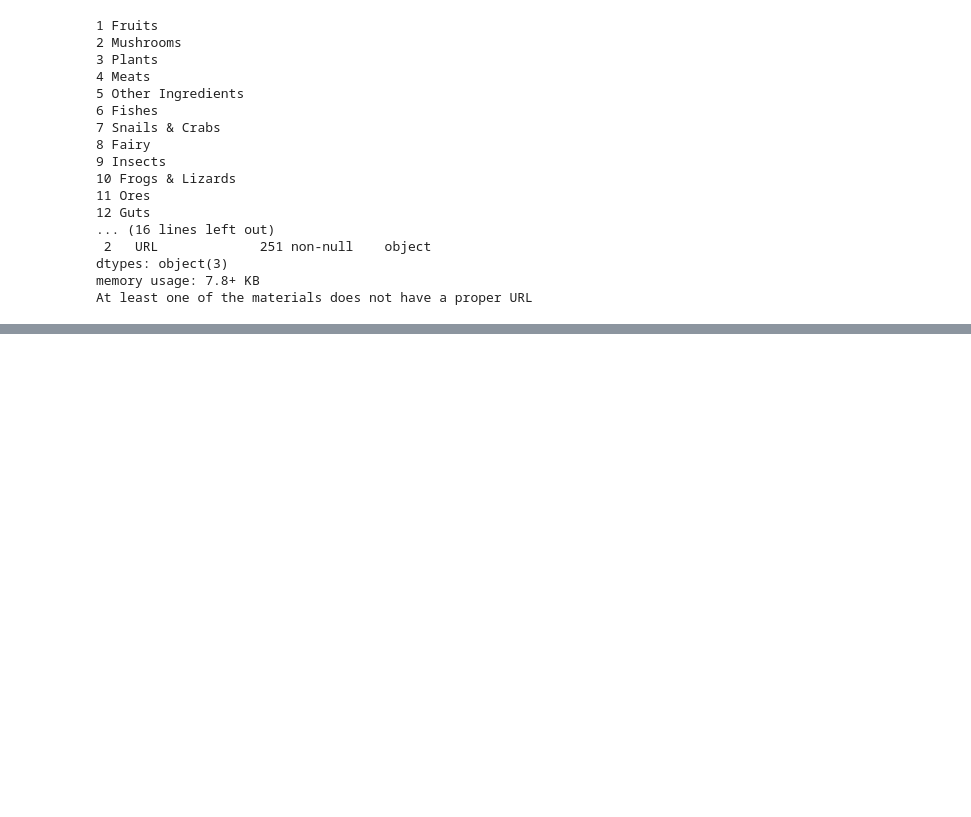
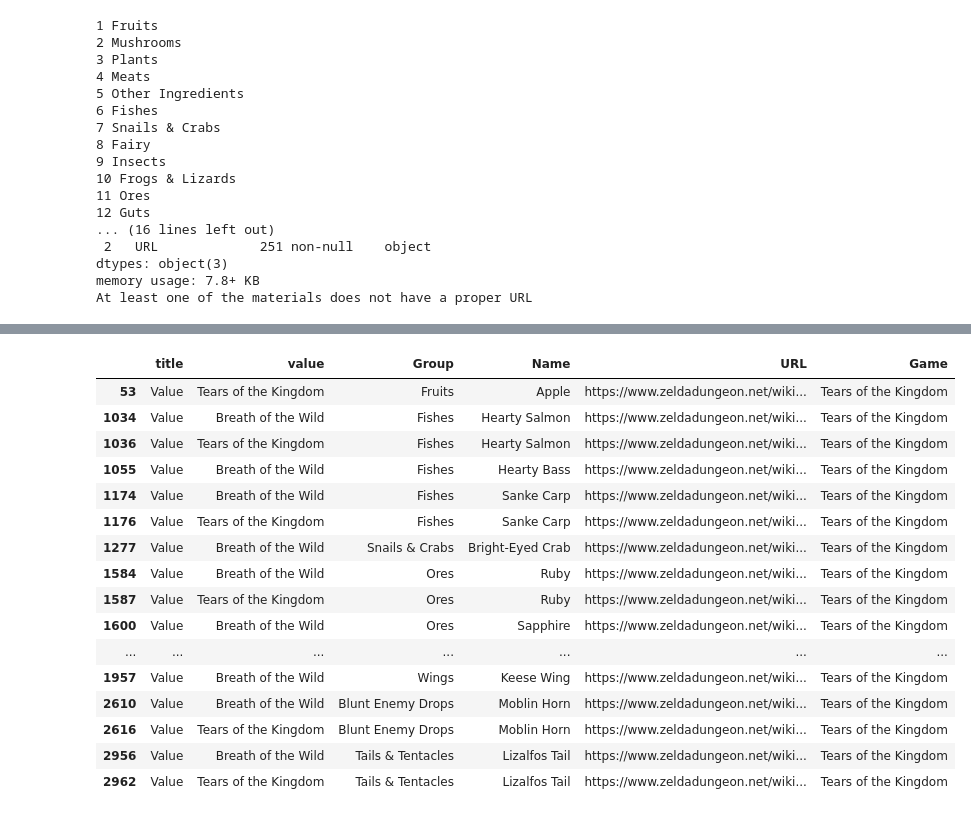
Before and after one commit to JBSDATA/python_projects, a Jupyter notebook: Zelda/TOTK/Extract Materials Info.ipynb, the cells around one changed output, grey strips where cells are left out. Cells and saved outputs as stored; diff of their text form; code cells hidden in the pictures; blank space fills up the shorter version.

```diff
--- a/Zelda/TOTK/Extract Materials Info.ipynb
+++ b/Zelda/TOTK/Extract Materials Info.ipynb
@@ -129,0 +452,22 @@ material_df_aug.to_csv('Material Names and URLs.csv', index=False)
+# %%
+totk_inds = value_df['value']=='Tears of the Kingdom'
+botw_inds = value_df['value']=='Breath of the Wild'
+value_df[(totk_inds)|(botw_inds)]
+# %% [output]
+|  | title | value | Group | Name | URL | Game |
+| 53 | Value | Tears of the Kingdom | Fruits | Apple | https://www.zeldadungeon.net/wiki... | Tears of the Kingdom |
+| 1034 | Value | Breath of the Wild | Fishes | Hearty Salmon | https://www.zeldadungeon.net/wiki... | Tears of the Kingdom |
+| 1036 | Value | Tears of the Kingdom | Fishes | Hearty Salmon | https://www.zeldadungeon.net/wiki... | Tears of the Kingdom |
+| 1055 | Value | Breath of the Wild | Fishes | Hearty Bass | https://www.zeldadungeon.net/wiki... | Tears of the Kingdom |
+| 1174 | Value | Breath of the Wild | Fishes | Sanke Carp | https://www.zeldadungeon.net/wiki... | Tears of the Kingdom |
+| 1176 | Value | Tears of the Kingdom | Fishes | Sanke Carp | https://www.zeldadungeon.net/wiki... | Tears of the Kingdom |
+| 1277 | Value | Breath of the Wild | Snails & Crabs | Bright-Eyed Crab | https://www.zeldadungeon.net/wiki... | Tears of the Kingdom |
+| 1584 | Value | Breath of the Wild | Ores | Ruby | https://www.zeldadungeon.net/wiki... | Tears of the Kingdom |
+| 1587 | Value | Tears of the Kingdom | Ores | Ruby | https://www.zeldadungeon.net/wiki... | Tears of the Kingdom |
+| 1600 | Value | Breath of the Wild | Ores | Sapphire | https://www.zeldadungeon.net/wiki... | Tears of the Kingdom |
+| ... | ... | ... | ... | ... | ... | ... |
+| 1957 | Value | Breath of the Wild | Wings | Keese Wing | https://www.zeldadungeon.net/wiki... | Tears of the Kingdom |
+| 2610 | Value | Breath of the Wild | Blunt Enemy Drops | Moblin Horn | https://www.zeldadungeon.net/wiki... | Tears of the Kingdom |
+| 2616 | Value | Tears of the Kingdom | Blunt Enemy Drops | Moblin Horn | https://www.zeldadungeon.net/wiki... | Tears of the Kingdom |
+| 2956 | Value | Breath of the Wild | Tails & Tentacles | Lizalfos Tail | https://www.zeldadungeon.net/wiki... | Tears of the Kingdom |
+| 2962 | Value | Tears of the Kingdom | Tails & Tentacles | Lizalfos Tail | https://www.zeldadungeon.net/wiki... | Tears of the Kingdom |
```
Also changed, not shown: parts of 29 cells of this notebook, 1 other file.
